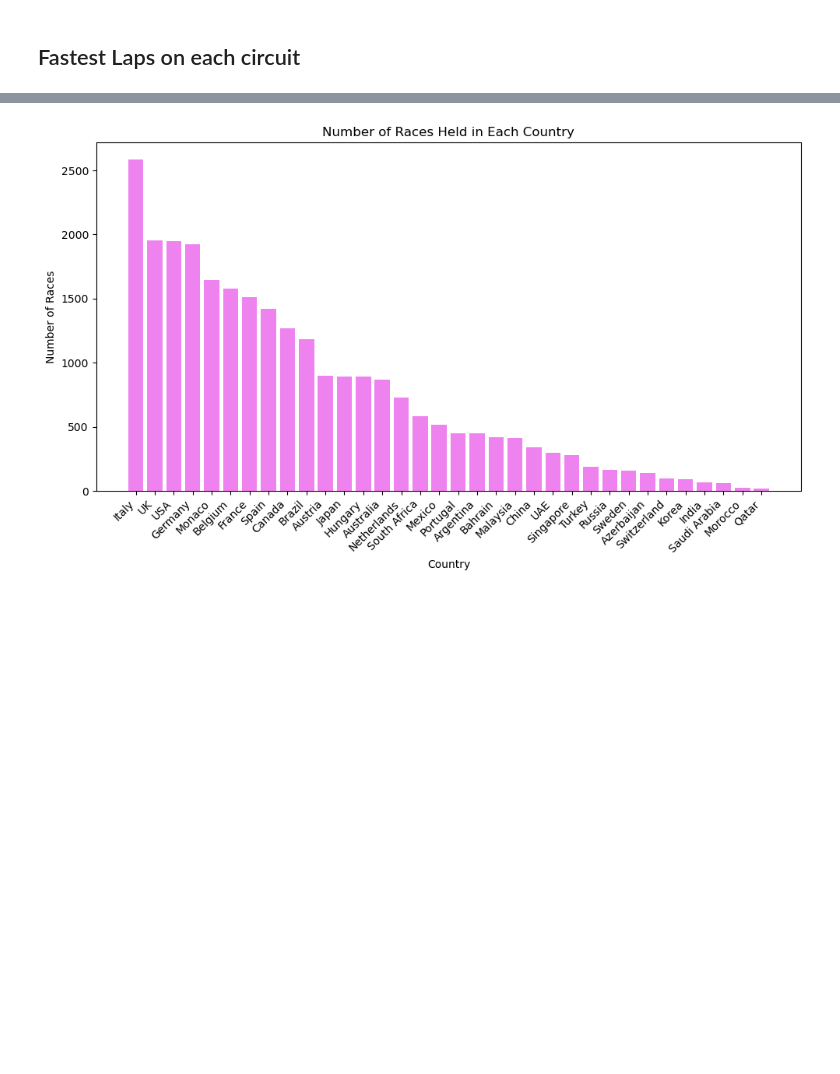
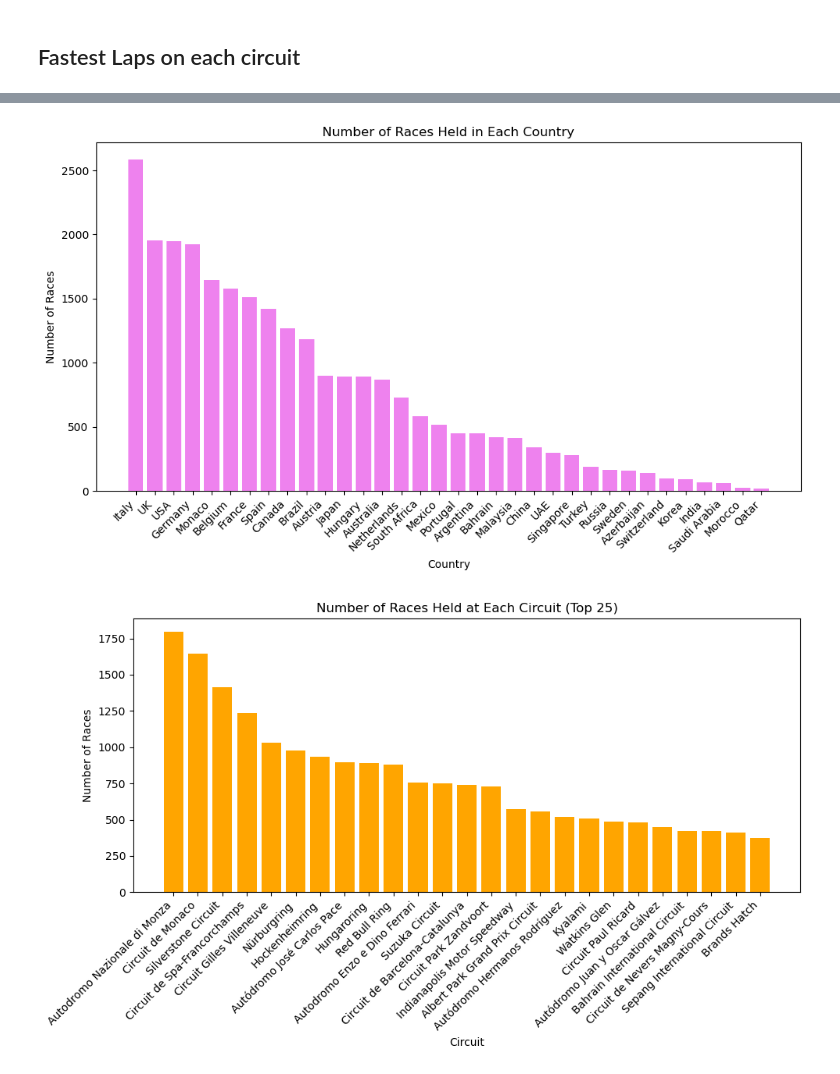
Before and after one commit to code-with-aneesh/F1_Analysis, a Jupyter notebook: drivers_analysis.ipynb, the cells around one changed output, grey strips where cells are left out. Drawn from its saved outputs; the diff is of its cells as text; code cells hidden in the pictures; blank space fills up the shorter version.

Commit message:
Added Races at each circuit

```diff
--- a/drivers_analysis.ipynb
+++ b/drivers_analysis.ipynb
@@ -142,19 +142,26 @@ circuits.head()
 # %%
 merged_results = race_results.merge(races.merge(circuits, how='left', on='circuitId'), how='left', on='raceId')
 
-# Count races per country
 country_with_most_races = merged_results['country'].value_counts().sort_values(ascending=False)
+circuit_with_most_races = merged_results['name_y'].value_counts().sort_values(ascending=False).head(25)
 
-# Plotting
 plt.figure(figsize=(10, 6))
 plt.bar(country_with_most_races.index, country_with_most_races.values, color='violet')
-
-# Customizations
 plt.xlabel('Country')
 plt.ylabel('Number of Races')
 plt.title('Number of Races Held in Each Country')
-plt.xticks(rotation=45, ha='right')  # Rotate x labels for better readability
-plt.tight_layout()  # Adjust layout to prevent clipping of labels
+plt.xticks(rotation=45, ha='right')
+plt.tight_layout()
 plt.show()
+
+plt.figure(figsize=(10, 6))
+plt.bar(circuit_with_most_races.index, circuit_with_most_races.values, color='orange')
+plt.xlabel('Circuit')
+plt.ylabel('Number of Races')
+plt.title('Number of Races Held at Each Circuit (Top 25)')
+plt.xticks(rotation=45, ha='right')
+plt.tight_layout()
+plt.show()
 # %% [output]
 [figure]
+[figure, added]
```
Also changed, not shown: 1 other file.
